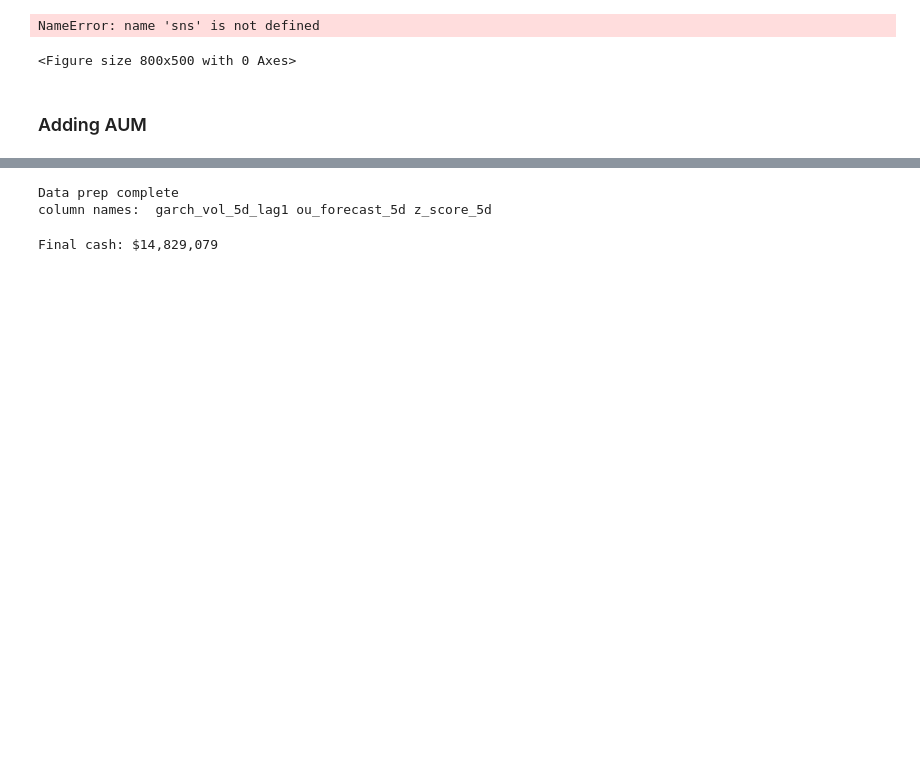
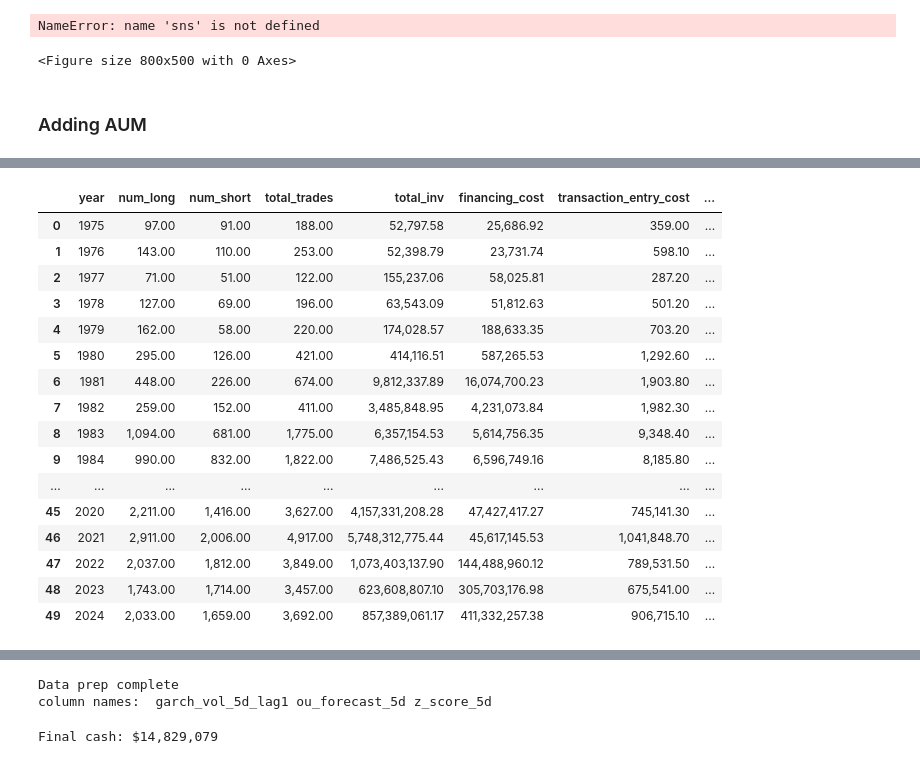
Before and after one commit to komalniraula/ml-quant-eval, a Jupyter notebook: Analysis for modeling.ipynb, the cells around one changed output, grey strips where cells are left out. Saved outputs shown, nothing was run; the diff lists cells and outputs as text; code cells hidden in the pictures; blank space fills up the shorter version.

```diff
--- a/Analysis for modeling.ipynb
+++ b/Analysis for modeling.ipynb
@@ -1262 +1383,71 @@ summary = summarize_positions(trades_10)
+# %%
+import pandas as pd
+import numpy as np
+
+# Add Year Column
+trades_10['year'] = trades_10['entry_date'].dt.year
+
+# Define the summary calculation function
+def calculate_summary(df_year):
+    # Filter out NaT and ensure dates belong to the current year
+    entry_dates = df_year['entry_date'].dropna().dt.normalize()
+    exit_dates = df_year['exit_date'].dropna().dt.normalize()
+
+    # Keep only dates within the year being processed
+    year_value = df_year['year'].iloc[0]
+    entry_dates = entry_dates[entry_dates.dt.year == year_value]
+    exit_dates = exit_dates[exit_dates.dt.year == year_value]
+
+    # Calculate unique trading days correctly
+    trading_days = pd.concat([entry_dates, exit_dates]).drop_duplicates().nunique()
+
+
+    gross_return_mean = df_year['gross_return'].mean()
+    gross_return_std = df_year['gross_return'].std(ddof=0)
+
+    sharpe_ratio = (gross_return_mean / gross_return_std) * np.sqrt(trading_days) if gross_return_std != 0 else np.nan
+
+    return pd.Series({
+        'num_long': (df_year['side'] == 1).sum(),
+        'num_short': (df_year['side'] == -1).sum(),
+        'total_trades': len(df_year),
+        'total_inv': df_year['invest'].sum(),
+        'financing_cost': df_year['financing_cost_total'].sum(),
+        'transaction_entry_cost': df_year['transaction_cost_open'].sum(),
+        'transaction_exit_cost': df_year['transaction_cost_close'].sum(),
+        'cumulative_cost': df_year[['transaction_cost_open', 'transaction_cost_close', 'financing_cost_total']].sum(axis=1).sum(),
+        'total_income': df_year['exit_price'].multiply(df_year['sh'], fill_value=0).sum(),
+        'trading_days': trading_days,
+        'sharpe_ratio': sharpe_ratio,
+        'total_closed': (df_year['status'] == 'closed').sum(),
+        'total_open': (df_year['status'] == 'open').sum(),
+        'net_pnl': (df_year['net_pnl'].sum())
+    })
+
+# Group by Year and Apply Summary Function
+summary_table = trades_10.groupby('year').apply(calculate_summary).reset_index()
+
+# Round Sharpe Ratio for readability
+summary_table['sharpe_ratio'] = summary_table['sharpe_ratio'].round(2)
+
+# Final Summary Table
+summary_table
+# %% [output]
+|  | year | num_long | num_short | total_trades | total_inv | financing_cost | transaction_entry_cost | ... |
+| 0 | 1975 | 97.00 | 91.00 | 188.00 | 52,797.58 | 25,686.92 | 359.00 | ... |
+| 1 | 1976 | 143.00 | 110.00 | 253.00 | 52,398.79 | 23,731.74 | 598.10 | ... |
+| 2 | 1977 | 71.00 | 51.00 | 122.00 | 155,237.06 | 58,025.81 | 287.20 | ... |
+| 3 | 1978 | 127.00 | 69.00 | 196.00 | 63,543.09 | 51,812.63 | 501.20 | ... |
+| 4 | 1979 | 162.00 | 58.00 | 220.00 | 174,028.57 | 188,633.35 | 703.20 | ... |
+| 5 | 1980 | 295.00 | 126.00 | 421.00 | 414,116.51 | 587,265.53 | 1,292.60 | ... |
+| 6 | 1981 | 448.00 | 226.00 | 674.00 | 9,812,337.89 | 16,074,700.23 | 1,903.80 | ... |
+| 7 | 1982 | 259.00 | 152.00 | 411.00 | 3,485,848.95 | 4,231,073.84 | 1,982.30 | ... |
+| 8 | 1983 | 1,094.00 | 681.00 | 1,775.00 | 6,357,154.53 | 5,614,756.35 | 9,348.40 | ... |
+| 9 | 1984 | 990.00 | 832.00 | 1,822.00 | 7,486,525.43 | 6,596,749.16 | 8,185.80 | ... |
+| ... | ... | ... | ... | ... | ... | ... | ... | ... |
+| 45 | 2020 | 2,211.00 | 1,416.00 | 3,627.00 | 4,157,331,208.28 | 47,427,417.27 | 745,141.30 | ... |
+| 46 | 2021 | 2,911.00 | 2,006.00 | 4,917.00 | 5,748,312,775.44 | 45,617,145.53 | 1,041,848.70 | ... |
+| 47 | 2022 | 2,037.00 | 1,812.00 | 3,849.00 | 1,073,403,137.90 | 144,488,960.12 | 789,531.50 | ... |
+| 48 | 2023 | 1,743.00 | 1,714.00 | 3,457.00 | 623,608,807.10 | 305,703,176.98 | 675,541.00 | ... |
+| 49 | 2024 | 2,033.00 | 1,659.00 | 3,692.00 | 857,389,061.17 | 411,332,257.38 | 906,715.10 | ... |
 # %%
```
Also changed, not shown: parts of 17 cells of this notebook, 1 other file.
